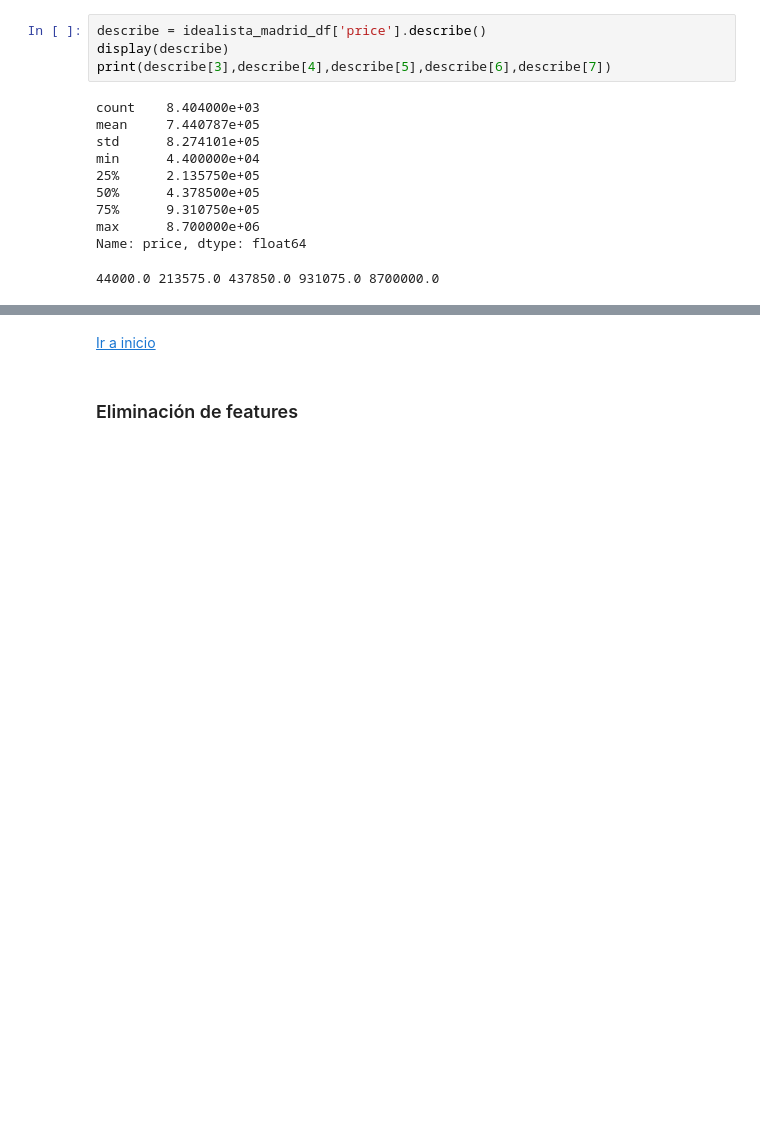
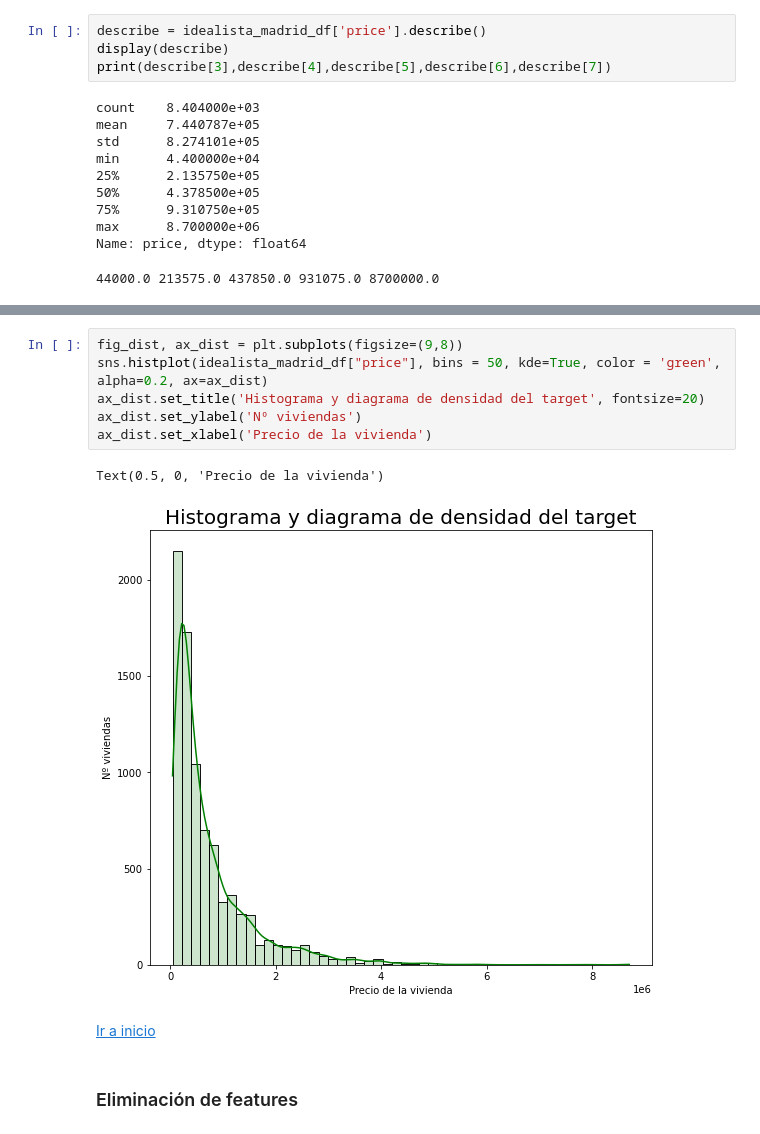
Before and after one commit to LuisARG/ML_DL_Idealista_project, a Jupyter notebook: src/main.ipynb, the cells around one changed output, grey strips where cells are left out. Cells and saved outputs as stored; diff of their text form; blank space fills up the shorter version.

```diff
--- a/src/main.ipynb
+++ b/src/main.ipynb
@@ -572,3 +610,12 @@ idealista_madrid_df['price'].to_frame().boxplot()
+# %%
+fig_dist, ax_dist = plt.subplots(figsize=(9,8))
+sns.histplot(idealista_madrid_df["price"], bins = 50, kde=True, color = 'green', alpha=0.2, ax=ax_dist)
+ax_dist.set_title('Histograma y diagrama de densidad del target', fontsize=20)
+ax_dist.set_ylabel('Nº viviendas')
+ax_dist.set_xlabel('Precio de la vivienda')
+# %% [output]
+Text(0.5, 0, 'Precio de la vivienda')
+[figure, added]
 # %% [markdown]
 [Ir a inicio](#inicio)
 # %% [markdown]
```
Also changed, not shown: parts of 7 cells of this notebook, 2 other files.
